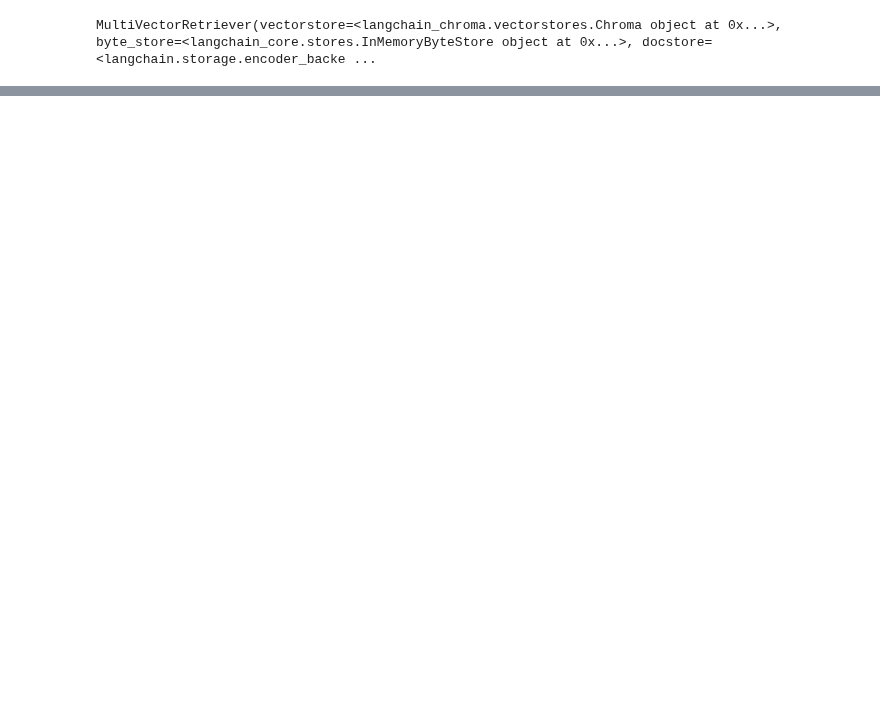
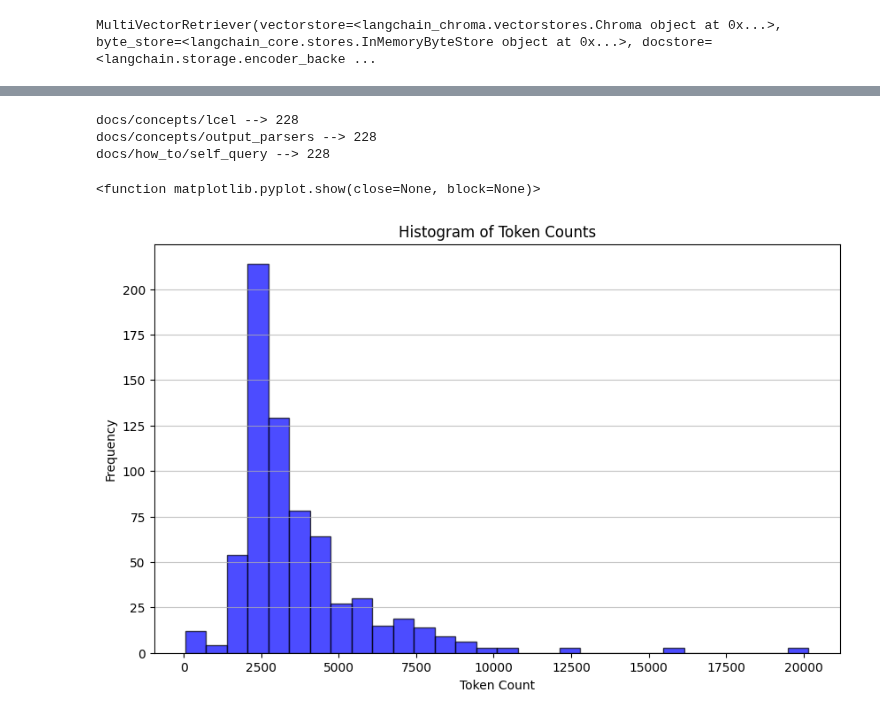
Before and after one commit to AlexPetrusca/project-a-week, a Jupyter notebook: week 16 & 17 - rag/rag_from_scratch_5_indexing.ipynb, the cells around one changed output, grey strips where cells are left out. Drawn from its saved outputs; the diff is of its cells as text; code cells hidden in the pictures; blank space fills up the shorter version.

```diff
--- a/week 16 & 17 - rag/rag_from_scratch_5_indexing.ipynb
+++ b/week 16 & 17 - rag/rag_from_scratch_5_indexing.ipynb
@@ -487,5 +489,77 @@ At query time:
 - Traverse the hierarchy based on relevance.
 - Retrieve the most informative chunk(s) at the right level of detail.
 # %%
-# todo: revisit, implement later
-# Reference: https://github.com/langchain-ai/langchain/blob/master/cookbook/RAPTOR.ipynb
+# Let's take some documents related to LangChain Expression Language (LCEL) and store/retrieve them using RAPTOR.
+# To start, we'll crawl and scrape LangChain's python docs for relevant documents.
+
+import matplotlib.pyplot as plt
+import tiktoken
+from langchain_community.document_loaders.recursive_url_loader import RecursiveUrlLoader
+from bs4 import BeautifulSoup as Soup
+from bs4 import XMLParsedAsHTMLWarning
+import warnings
+
+warnings.filterwarnings("ignore", category=XMLParsedAsHTMLWarning)
+
+# LCEL docs
+url = "https://python.langchain.com/docs/concepts/lcel/"
+loader = RecursiveUrlLoader(
+    url=url,
+    max_depth=2,
+    base_url="https://python.langchain.com",
+    extractor=lambda x: Soup(x, "html.parser").text
+)
+docs = loader.load()
+print("docs/concepts/lcel -->", len(docs))
+
+# LCEL w/ PydanticOutputParser (outside the primary LCEL docs)
+url = "https://python.langchain.com/docs/concepts/output_parsers/"
+loader = RecursiveUrlLoader(
+    url=url,
+    max_depth=2,
+    base_url="https://python.langchain.com",
+    extractor=lambda x: Soup(x, "html.parser").text
+)
+docs_pydantic = loader.load()
+print("docs/concepts/output_parsers -->", len(docs))
+
+# LCEL w/ Self Query (outside the primary LCEL docs)
+url = "https://python.langchain.com/docs/how_to/self_query/"
+loader = RecursiveUrlLoader(
+    url=url,
+    max_depth=2,
+    base_url="https://python.langchain.com",
+    extractor=lambda x: Soup(x, "html.parser").text
+)
+docs_sq = loader.load()
+print("docs/how_to/self_query -->", len(docs))
+
+# Doc texts
+docs.extend([*docs_pydantic, *docs_sq])
+docs_texts = [d.page_content for d in docs]
+
+# Calculate the number of tokens for each document
+def num_tokens_from_string(string: str, encoding_name: str) -> int:
+    """Returns the number of tokens in a text string."""
+    encoding = tiktoken.get_encoding(encoding_name)
+    num_tokens = len(encoding.encode(string))
+    return num_tokens
+
+counts = [num_tokens_from_string(d, "cl100k_base") for d in docs_texts]
+
+# Plotting the histogram of token counts
+plt.figure(figsize=(10, 6))
+plt.hist(counts, bins=30, color="blue", edgecolor="black", alpha=0.7)
+plt.title("Histogram of Token Counts")
+plt.xlabel("Token Count")
+plt.ylabel("Frequency")
+plt.grid(axis="y", alpha=0.75)
+
+# Display the histogram
+plt.show
+# %% [output]
+docs/concepts/lcel --> 228
+docs/concepts/output_parsers --> 228
+docs/how_to/self_query --> 228
+<function matplotlib.pyplot.show(close=None, block=None)>
+[figure, added]
```
Also changed, not shown: parts of 18 cells of this notebook, 1 other file.
